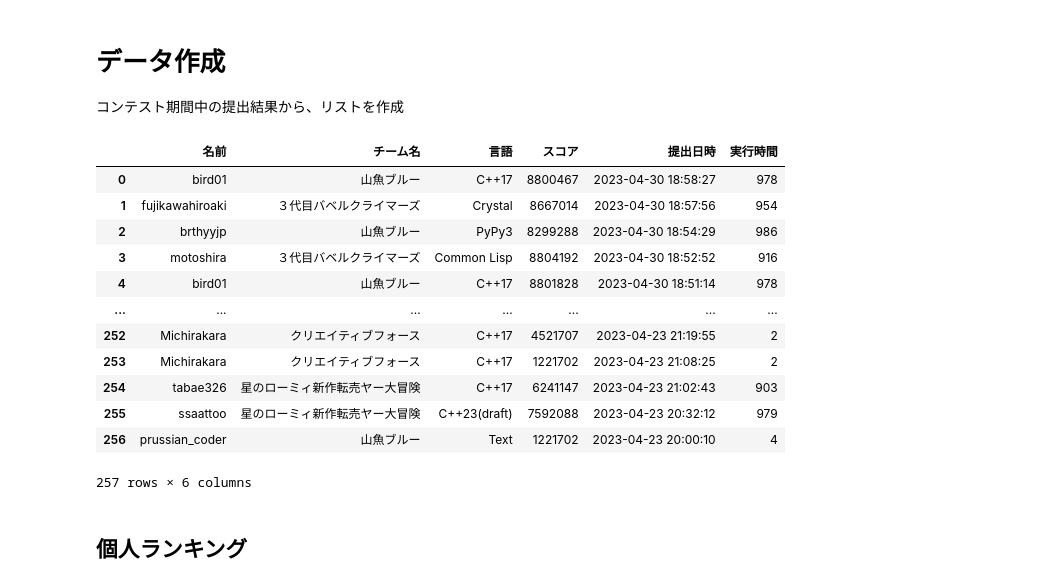
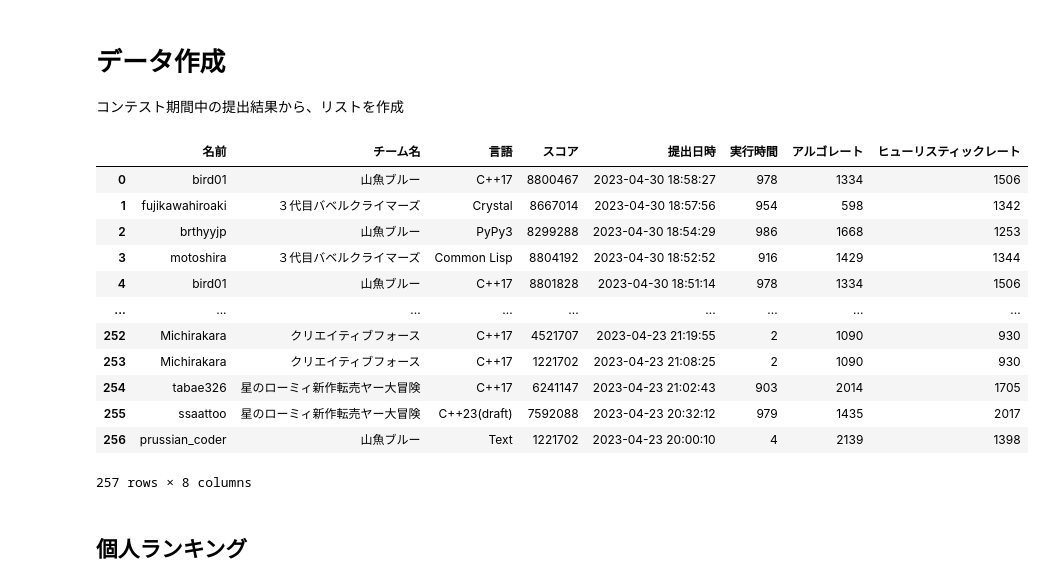
Before and after one commit to edomonndo/mtk-results, a Jupyter notebook: scripts/mtk005.ipynb, the cells around one changed output. Drawn from its saved outputs; the diff is of its cells as text; code cells hidden in the pictures.

```diff
--- a/scripts/mtk005.ipynb
+++ b/scripts/mtk005.ipynb
@@ -55,7 +93,9 @@ records = {
     "lang": [],
     "score": [],
     "submit": [],
-    "elappsed_time": [],
+    "elapsed_time": [],
+    "argo_rate": [],
+    "heuristic_rate": [],
 }
 
 not_in_record = set()
@@ -80,7 +120,9 @@ while True:
         records["lang"].append(row.contents[11].text)
         records["score"].append(get_score(row.contents[1].text))
         records["submit"].append(submit)
-        records["elappsed_time"].append(int(row.contents[15].text.rsplit()[0]))
+        records["elapsed_time"].append(int(row.contents[15].text.rsplit()[0]))
+        records["argo_rate"].append(member_rate[name][0])
+        records["heuristic_rate"].append(member_rate[name][1])
       else:
         not_in_record.add(name)
     elif submit < contest_start:
@@ -95,22 +137,22 @@ if not_in_record: print("バチャ期間中に提出があったが、参加者
 コンテスト期間中の提出結果から、リストを作成
 # %%
 df = pd.DataFrame(data=records)
-df.columns = ["名前","チーム名", "言語", "スコア", "提出日時", "実行時間"]
+df.columns = ["名前","チーム名", "言語", "スコア", "提出日時", "実行時間", "アルゴレート", "ヒューリスティックレート"]
 df
 # %% [output]
-|  | 名前 | チーム名 | 言語 | スコア | 提出日時 | 実行時間 |
-| 0 | bird01 | 山魚ブルー | C++17 | 8800467 | 2023-04-30 18:58:27 | 978 |
-| 1 | fujikawahiroaki | ３代目バベルクライマーズ | Crystal | 8667014 | 2023-04-30 18:57:56 | 954 |
-| 2 | brthyyjp | 山魚ブルー | PyPy3 | 8299288 | 2023-04-30 18:54:29 | 986 |
-| 3 | motoshira | ３代目バベルクライマーズ | Common Lisp | 8804192 | 2023-04-30 18:52:52 | 916 |
-| 4 | bird01 | 山魚ブルー | C++17 | 8801828 | 2023-04-30 18:51:14 | 978 |
-| ... | ... | ... | ... | ... | ... | ... |
-| 252 | Michirakara | クリエイティブフォース | C++17 | 4521707 | 2023-04-23 21:19:55 | 2 |
-| 253 | Michirakara | クリエイティブフォース | C++17 | 1221702 | 2023-04-23 21:08:25 | 2 |
-| 254 | tabae326 | 星のローミィ新作転売ヤー大冒険 | C++17 | 6241147 | 2023-04-23 21:02:43 | 903 |
-| 255 | ssaattoo | 星のローミィ新作転売ヤー大冒険 | C++23(draft) | 7592088 | 2023-04-23 20:32:12 | 979 |
-| 256 | prussian_coder | 山魚ブルー | Text | 1221702 | 2023-04-23 20:00:10 | 4 |
+|  | 名前 | チーム名 | 言語 | スコア | 提出日時 | 実行時間 | アルゴレート | ヒューリスティックレート |
+| 0 | bird01 | 山魚ブルー | C++17 | 8800467 | 2023-04-30 18:58:27 | 978 | 1334 | 1506 |
+| 1 | fujikawahiroaki | ３代目バベルクライマーズ | Crystal | 8667014 | 2023-04-30 18:57:56 | 954 | 598 | 1342 |
+| 2 | brthyyjp | 山魚ブルー | PyPy3 | 8299288 | 2023-04-30 18:54:29 | 986 | 1668 | 1253 |
+| 3 | motoshira | ３代目バベルクライマーズ | Common Lisp | 8804192 | 2023-04-30 18:52:52 | 916 | 1429 | 1344 |
+| 4 | bird01 | 山魚ブルー | C++17 | 8801828 | 2023-04-30 18:51:14 | 978 | 1334 | 1506 |
+| ... | ... | ... | ... | ... | ... | ... | ... | ... |
+| 252 | Michirakara | クリエイティブフォース | C++17 | 4521707 | 2023-04-23 21:19:55 | 2 | 1090 | 930 |
+| 253 | Michirakara | クリエイティブフォース | C++17 | 1221702 | 2023-04-23 21:08:25 | 2 | 1090 | 930 |
+| 254 | tabae326 | 星のローミィ新作転売ヤー大冒険 | C++17 | 6241147 | 2023-04-23 21:02:43 | 903 | 2014 | 1705 |
+| 255 | ssaattoo | 星のローミィ新作転売ヤー大冒険 | C++23(draft) | 7592088 | 2023-04-23 20:32:12 | 979 | 1435 | 2017 |
+| 256 | prussian_coder | 山魚ブルー | Text | 1221702 | 2023-04-23 20:00:10 | 4 | 2139 | 1398 |
-257 rows × 6 columns
+257 rows × 8 columns
 # %% [markdown]
 ## 個人ランキング
 # %%
```
Also changed, not shown: parts of 13 cells of this notebook, 10 other files.
